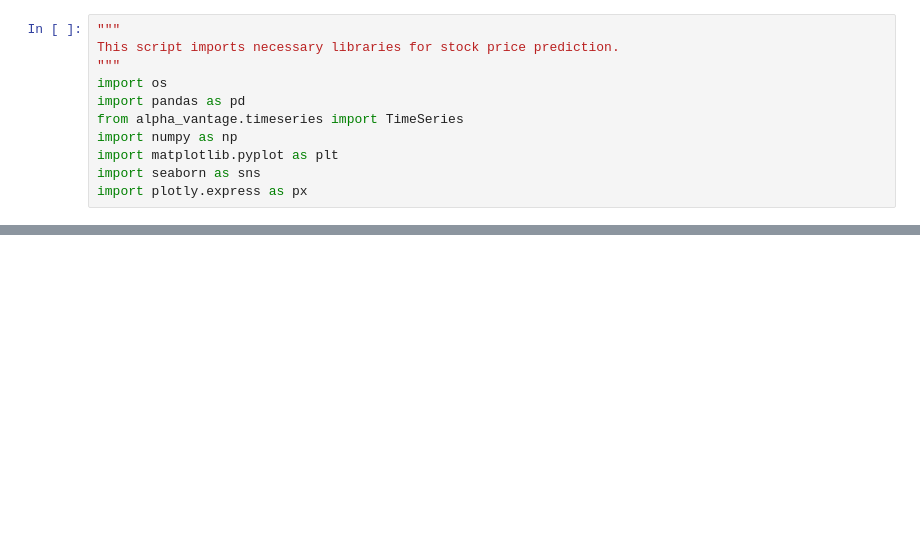
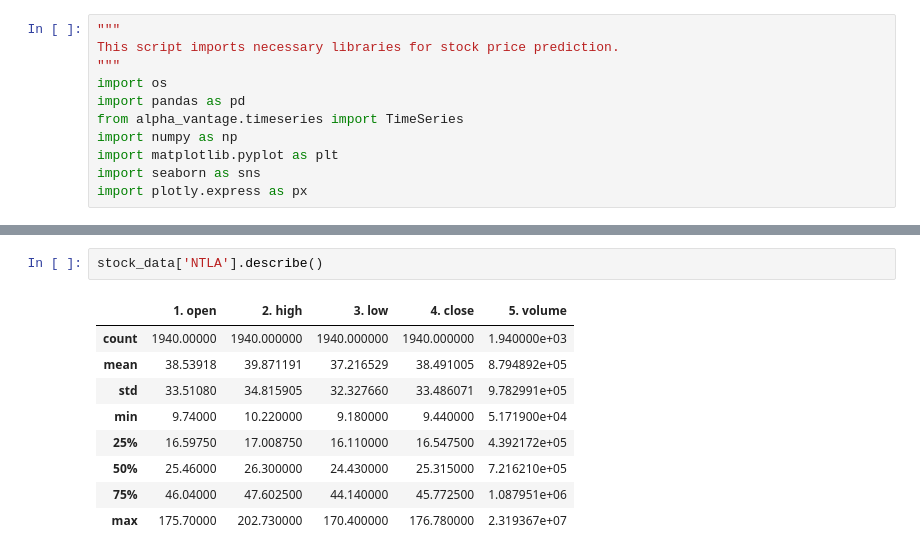
Before and after one commit to omnidox/Stock-Price-Prediction-Project, a Jupyter notebook: Stock_Prediction.ipynb, the cells around one changed output, grey strips where cells are left out. Cells and saved outputs as stored; diff of their text form; blank space fills up the shorter version.

```diff
--- a/Stock_Prediction.ipynb
+++ b/Stock_Prediction.ipynb
@@ -101,0 +295,12 @@ def retrieve_stock_data():
+# %%
+stock_data['NTLA'].describe()
+# %% [output]
+|  | 1. open | 2. high | 3. low | 4. close | 5. volume |
+| count | 1940.00000 | 1940.000000 | 1940.000000 | 1940.000000 | 1.940000e+03 |
+| mean | 38.53918 | 39.871191 | 37.216529 | 38.491005 | 8.794892e+05 |
+| std | 33.51080 | 34.815905 | 32.327660 | 33.486071 | 9.782991e+05 |
+| min | 9.74000 | 10.220000 | 9.180000 | 9.440000 | 5.171900e+04 |
+| 25% | 16.59750 | 17.008750 | 16.110000 | 16.547500 | 4.392172e+05 |
+| 50% | 25.46000 | 26.300000 | 24.430000 | 25.315000 | 7.216210e+05 |
+| 75% | 46.04000 | 47.602500 | 44.140000 | 45.772500 | 1.087951e+06 |
+| max | 175.70000 | 202.730000 | 170.400000 | 176.780000 | 2.319367e+07 |
```
Also changed, not shown: parts of 18 cells of this notebook, 11 other files.
